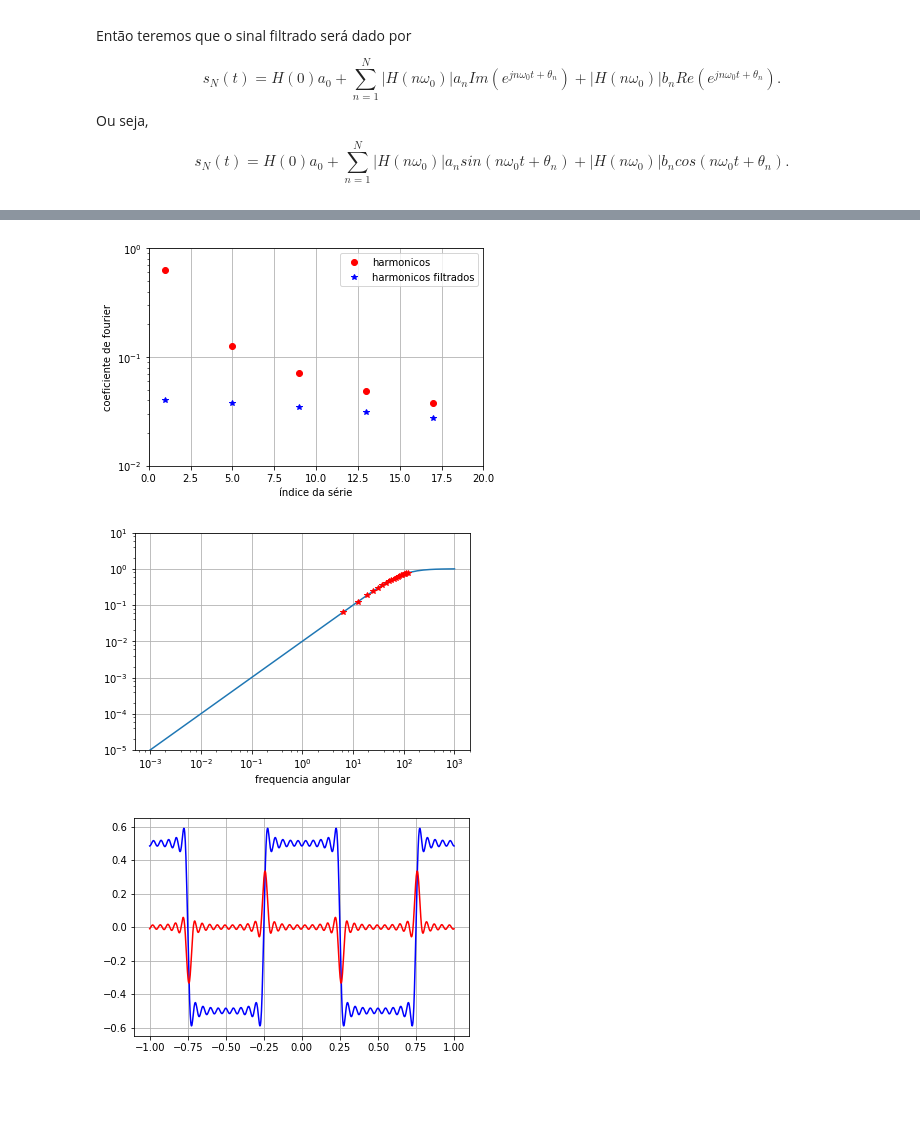
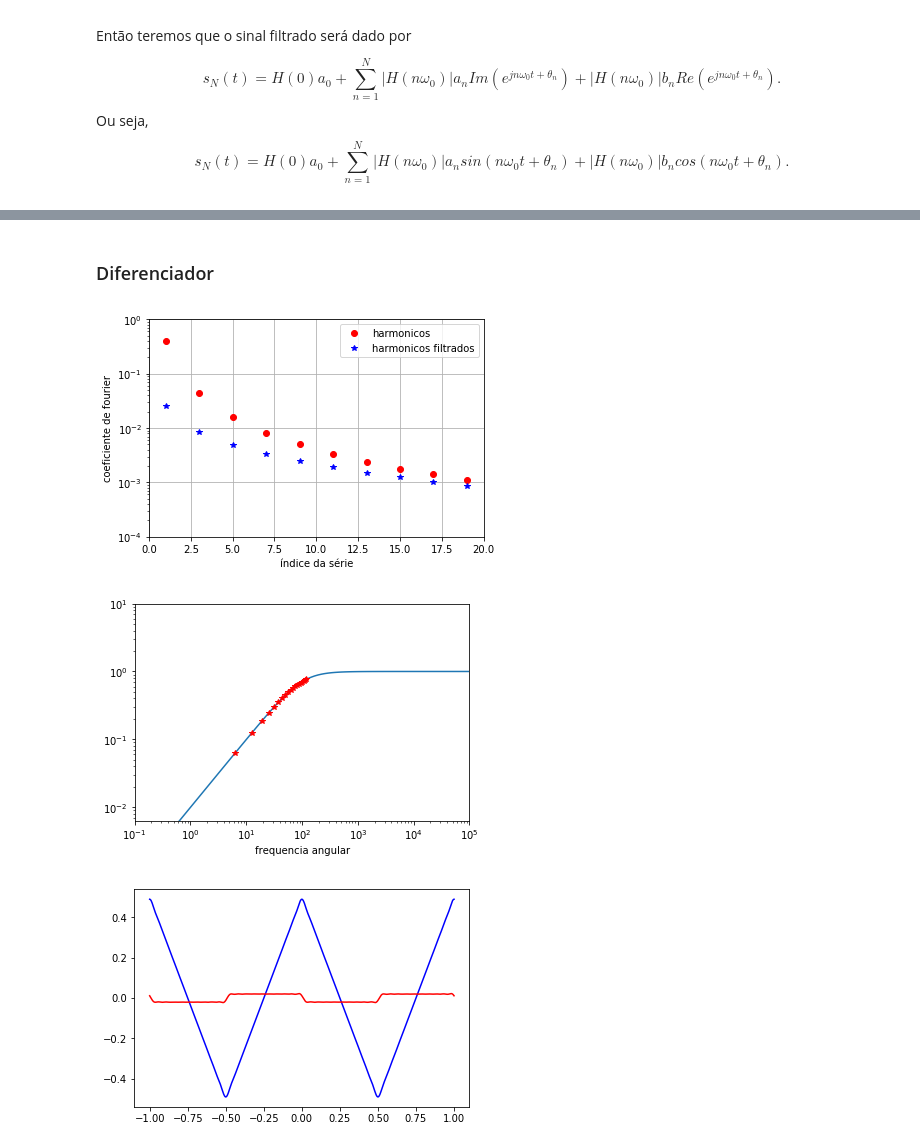
Before and after one commit to gwiederhecker/F429_notas, a Jupyter notebook: aula7/series_fourier.ipynb, the cells around one changed output, grey strips where cells are left out. Saved outputs shown, nothing was run; the diff lists cells and outputs as text; code cells hidden in the pictures; blank space fills up the shorter version.

```diff
--- a/aula7/series_fourier.ipynb
+++ b/aula7/series_fourier.ipynb
@@ -28,7 +30,7 @@ def f_bm(m):
 def serie(i0,i1,x):
     serie_somada = 0
     for ii in range(i0,i1):
-        serie_somada = serie_somada + f_am(ii)*np.cos(ii*2*np.pi*x/T) + f_bm(ii)*np.sin(ii*2*np.pi*x/T)
+        serie_somada = serie_somada + f_am(ii)*np.sin(ii*2*np.pi*x/T) + f_bm(ii)*np.cos(ii*2*np.pi*x/T)
     return serie_somada
 # %%
 T=1 # periodo da onda
@@ -54,10 +58,12 @@ plt.show()
 # %%
 #onda quadrada ímpar
 def f_am(m):
-    am = 0
+    m = np.double(m)
+    am = 4 * ( m )**( -1 ) * ( np.pi )**( -1 ) * ( np.sin( 1/2 * m * np.pi ) )**( 2 )
     return am
 def f_bm(m):
-    bm = (2*T*np.sin((m*np.pi)/2.)**2)/(m*np.pi)
+    m = np.double(m)
+    bm = 0
     return bm
 # %%
 T=1 # periodo da onda
@@ -125,3 +131,9 @@ def serie_filtrada(i0,i1,x,H):
         faseH  = np.angle(H(omega_ii,tau))
         serie_somada = serie_somada + absH*(f_am(ii)*np.cos(omega_ii*x+faseH) + f_bm(ii)*np.sin(omega_ii*x+faseH))
     return serie_somada
+#esta função só precisa ser definida uma vez
+def serie(i0,i1,x):
+    serie_somada = 0
+    for ii in range(i0,i1):
+        serie_somada = serie_somada + f_am(ii)*np.cos(ii*2*np.pi*x/T) + f_bm(ii)*np.sin(ii*2*np.pi*x/T)
+    return serie_somada
@@ -170,0 +232,8 @@ plt.show()
+# %%
+#onda triangular
+def f_am(m):
+    am = -(((-2 + 2*np.cos(m*np.pi) + m*np.pi*np.sin(m*np.pi)))/(m**2*np.pi**2))
+    return am
+def f_bm(m):
+    bm = 0
+    return bm
@@ -171,44 +279,37 @@ plt.show()
+# %% [markdown]
+### Diferenciador
 # %%
-#onda quadrada par - SIMÉTRICA EM RELAÇÃO À T=0
-def f_am(m):
-    am = (8*T*np.cos((m*np.pi)/4.)*np.sin((m*np.pi)/4.)**3)/(m*np.pi)
-    return am
-def f_bm(m):
-    bm = 0
-    return bm
-##
 #DIAGRAMA DE BODE E POSICIONAMENTO DOS HARMONICOS
-#caso de integrador
+#caso de diferenciador
 T=1 # periodo da onda
 tau=0.01 #R*C - constante de tempo do curcuito
 nmax=20 #numero de termos na série
 tempo=np.linspace(-T,T,1000)
 #HARMONICOS
 harmonics = (2*np.pi/T)*np.array(range(1,nmax))
 plt.semilogy(indices , f_am(indices),'ro',label='harmonicos')
 plt.semilogy(indices , f_am(indices)*np.abs(Hdif(harmonics,tau)),'b*',label='harmonicos filtrados')
 plt.xlim([0,nmax])
-plt.ylim([1e-2,1])
+plt.ylim([1e-4,1])
 plt.xlabel('índice da série')
 plt.ylabel('coeficiente de fourier' )
 plt.grid(True)
 plt.legend(loc='upper right')
 plt.show()
 #BODE
-omega=np.logspace(-3,3,50)
+omega = 2*np.pi*np.logspace(np.log10(1e-3/tau),np.log10(1e3/tau),100) # eixo de frequencia
 plt.loglog(omega,np.abs(Hdif(omega,tau)))
+plt.xlim([1e-3/tau,1e3/tau])
 plt.ylim([-30,10])
 #HARMONICOS
 plt.loglog(harmonics,np.abs(Hdif(harmonics,tau)),'r*')
 plt.xlabel('frequencia angular')
-plt.grid(True)
 plt.show()
 #SERIES DE FOURIER
 plt.plot(tempo,serie(1,nmax,tempo),'b-')
 plt.plot(tempo,serie_filtrada(1,nmax,tempo,Hdif),'r-')
-plt.grid(True)
 plt.show()
 # %% [output]
-[figure, old version]
+[figure, new version]
-[figure, old version]
+[figure, new version]
-[figure, old version]
+[figure, new version]
```
Also changed, not shown: parts of 14 cells of this notebook, 3 other files.
